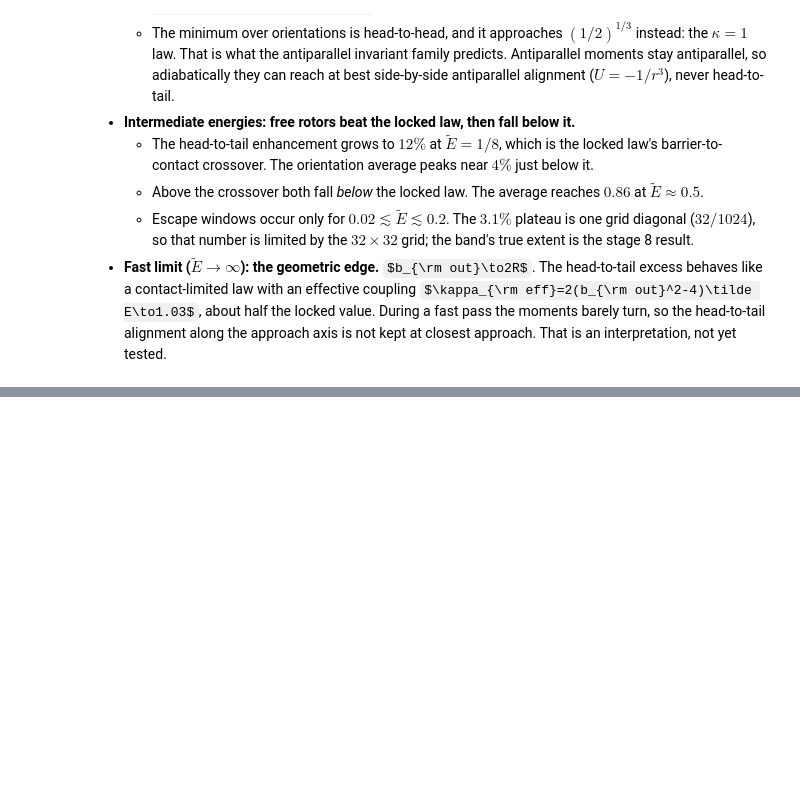
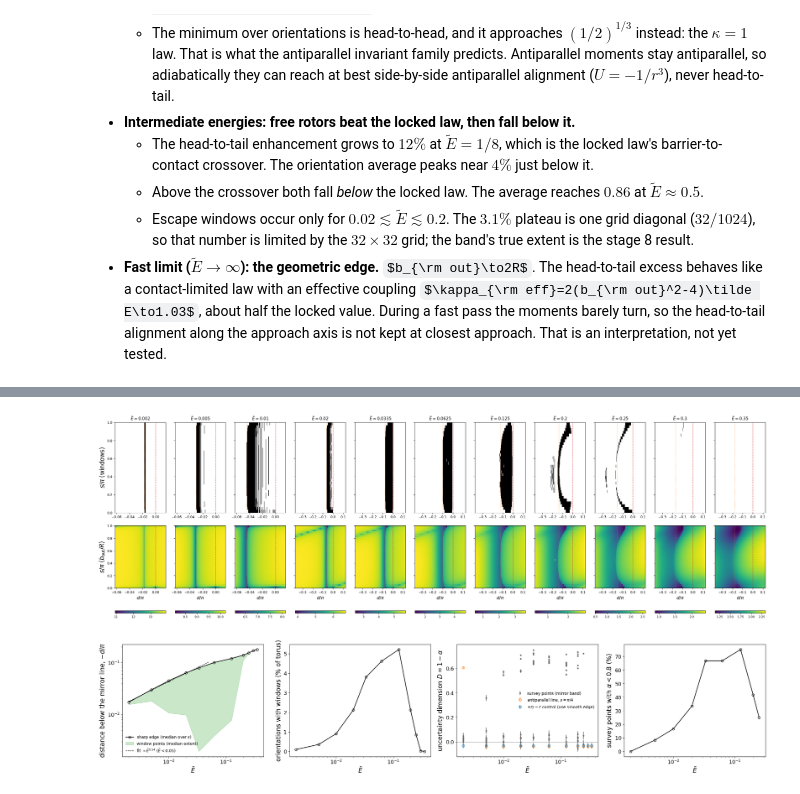
Before and after one commit to seanbartz/magnetOrbits, a Jupyter notebook: notebooks/progress_summary.ipynb, the cells around one changed output, grey strips where cells are left out. Drawn from its saved outputs; the diff is of its cells as text; code cells hidden in the pictures; some formulas as TeX source; blank space fills up the shorter version.

```diff
--- a/notebooks/progress_summary.ipynb
+++ b/notebooks/progress_summary.ipynb
@@ -1159,0 +1202,75 @@ live head-to-tail edge at E = 0.005: 10.353880 (stored 10.353880)
+# %%
+band = json.loads((ROOT / "tests" / "reference" / "band_scan.json").read_text())
+band_maps = np.load(ROOT / "tests" / "reference" / "band_maps.npz")
+rows_b = band["per_energy"]
+Eb = np.array([r["energy"] for r in rows_b])
+shown = [r for r in rows_b if r["n_window_points"] > 0] + [r for r in rows_b if r["n_window_points"] == 0][:1]
+
+# Band maps: window points (black) over s along the mirror line and d across it, one panel per energy.
+fig, axes = plt.subplots(2, len(shown), figsize=(2.3 * len(shown), 8), sharey=True,
+                         gridspec_kw={"height_ratios": [1, 1]})
+for k, r in enumerate(shown):
+    key = f"E{r['energy']:.6g}"
+    across = band_maps[f"{key}__across"] / np.pi
+    ext = (across[0], across[-1], 0, 1)
+    win = band_maps[f"{key}__n_intervals"] >= 2
+    axes[0, k].imshow(win, origin="lower", aspect="auto", cmap="Greys", interpolation="nearest", extent=ext)
+    im = axes[1, k].imshow(band_maps[f"{key}__outer_edge"], origin="lower", aspect="auto", cmap="viridis",
+                           interpolation="nearest", extent=ext)
+    for ax in axes[:, k]:
+        ax.axvline(0, color="C3", lw=0.8, ls="--")
+        ax.axvline(r["sharp_edge"], color="C1", lw=0.8, ls=":")
+        ax.tick_params(labelsize=9)
+    axes[0, k].set_title(fr"$\tilde E={r['energy']:.3g}$", fontsize=11)
+    axes[1, k].set_xlabel(r"$d/\pi$", fontsize=12)
+    fig.colorbar(im, ax=axes[1, k], orientation="horizontal", pad=0.25, fraction=0.06).ax.tick_params(labelsize=8)
+axes[0, 0].set_ylabel(r"$s/\pi$ (windows)"); axes[1, 0].set_ylabel(r"$s/\pi$ ($b_{\rm out}/R$)")
+fig.tight_layout(); plt.show()
+
+# Band position, size and dimension vs energy (window range shaded where the band spans every row).
+fig, (ax1, ax2, ax3, ax4) = plt.subplots(1, 4, figsize=(24, 5))
+op = [r for r in rows_b if r["rows_with_windows"] == len(r["rows"])]
+ax1.loglog(Eb, [-r["sharp_edge"] for r in rows_b], "ko-", mfc="none", label="sharp edge (median over $s$)")
+ax1.fill_between([r["energy"] for r in op], [max(-r["window_hi"], 1e-4) for r in op], [-r["window_lo"] for r in op],
+                 color="C2", alpha=0.25, label="window points (median extent)")
+fit = band["fits"]["sharp_edge_low_E"]
+xs = np.geomspace(Eb.min(), 0.05, 50)
+ax1.loglog(xs, fit["prefactor_pi"] * xs ** fit["exponent"], "k--", lw=1,
+           label=fr"fit $\propto\tilde E^{{{fit['exponent']:.2f}}}$ ($\tilde E<0.05$)")
+ax1.set_xlabel(r"$\tilde E$"); ax1.set_ylabel(r"distance below the mirror line, $-d/\pi$"); ax1.legend(fontsize=10)
+ax2.semilogx(Eb, [100 * r["torus_fraction"] for r in rows_b], "ko-", mfc="none")
+ax2.set_xlabel(r"$\tilde E$"); ax2.set_ylabel("orientations with windows (% of torus)")
+surv = [(r["energy"], v) for r in rows_b for v in r["survey"].values()]
+ax3.errorbar([e for e, _ in surv], [1 - v["alpha"] for _, v in surv], yerr=[v["alpha_err"] for _, v in surv],
+             fmt=".", color="0.4", ms=6, label="survey points (mirror band)")
+for kind, color, label in (("anti_line", "C1", r"antiparallel line, $s=\pi/4$"),
+                           ("control", "C0", r"$+z/-z$ control (one smooth edge)")):
+    pts = [(r["energy"], v) for r in rows_b for v in r["exponents"].values() if v["kind"] == kind]
+    ax3.errorbar([e for e, _ in pts], [1 - v["alpha"] for _, v in pts], yerr=[v["alpha_err"] for _, v in pts],
+                 fmt="o", color=color, mfc="none", label=label)
+ax3.set_xscale("log"); ax3.axhline(0, color="0.5", lw=1)
+ax3.set_xlabel(r"$\tilde E$"); ax3.set_ylabel(r"uncertainty dimension $D=1-\alpha$"); ax3.legend(fontsize=10)
+sv = [r for r in rows_b if r["survey_fractal_share"] is not None]
+ax4.semilogx([r["energy"] for r in sv], [100 * r["survey_fractal_share"] for r in sv], "ko-", mfc="none")
+ax4.set_xlabel(r"$\tilde E$"); ax4.set_ylabel(r"survey points with $\alpha<0.8$ (%)")
+fig.tight_layout(); plt.show()
+
+for c in band["checks"]:
+    print(f"{'PASS' if c['pass'] else 'FAIL'}  {c['name']:32s} {c['detail']}")
+print()
+for r in rows_b:
+    n_s = len(r["survey"])
+    frac = "-" if not n_s else f"{round(r['survey_fractal_share'] * n_s)}/{n_s}"
+    print(f"E = {r['energy']:<8.4g} sharp edge {r['sharp_edge']:+.4f} pi   windows {r['n_window_points']:5d} points "
+          f"({100 * r['torus_fraction']:.2f}% of torus)   fractal survey points {frac}")
+
+# Live re-check: one stored 4x-scan strip point at the paper energy.
+from physics.edges import strip_point
+meta_b = json.loads(str(band_maps["E0.0335008__meta"]))
+rec_b = strip_point(meta_b["settings"]["energy"], 16, 150, meta_b["grid"], meta_b["settings"])
+print(f"\nlive re-check (E = {meta_b['settings']['energy']:.4g}, s = pi/2, d = {rec_b['across'] / np.pi:+.4f} pi): "
+      f"b_out {rec_b['outer_edge']:.6f} (stored {band_maps['E0.0335008__outer_edge'][16, 150]:.6f}), "
+      f"{rec_b['n_intervals']} intervals (stored {band_maps['E0.0335008__n_intervals'][16, 150]})")
+# %% [output]
+[figure, added]
+[figure, added]
```
Also changed, not shown: parts of 7 cells of this notebook, 4 other files.
